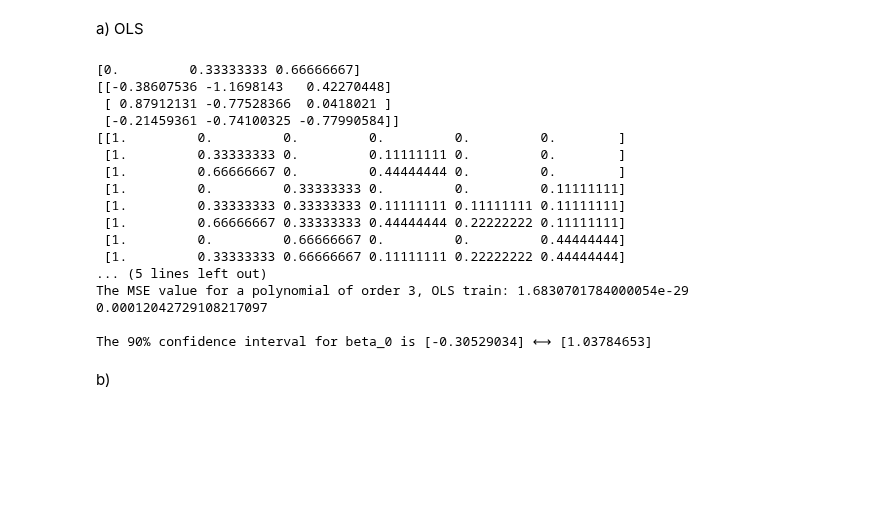
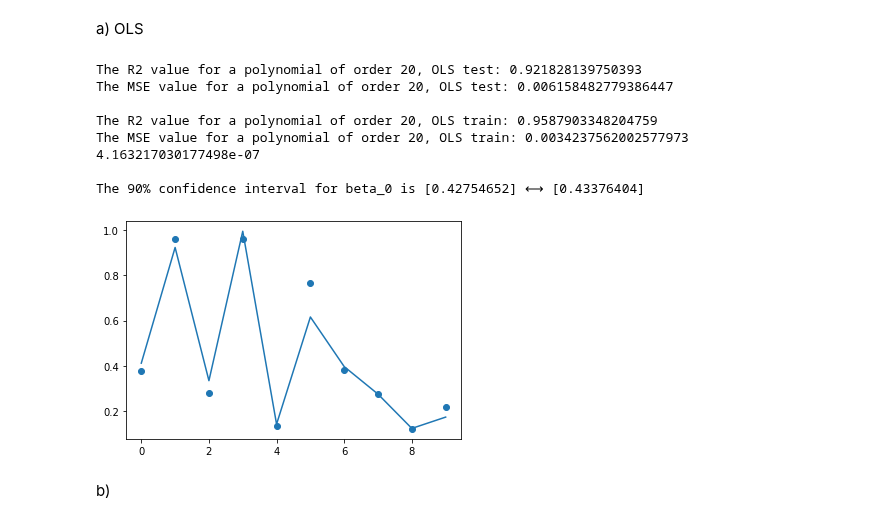
Before and after one commit to espentn/FYS-STK3155, a Jupyter notebook: FYS-STK3155.ipynb, the cells around one changed output. Cells and saved outputs as stored; diff of their text form; code cells hidden in the pictures; blank space fills up the shorter version.

```diff
--- a/FYS-STK3155.ipynb
+++ b/FYS-STK3155.ipynb
@@ -181,49 +180,49 @@ a) OLS
 # %%
 # np.random.seed(2020)
 
-sig2 = 1 # noise variance
-degree = 2 # polynomial degree
-n = 3 # number of data points for each feature
+sig2 = 0.001 # noise variance
+degree = 4 # polynomial degree
+n = 20 # number of data points for each feature
 x1, x2, y = createDataPoints(n, sig2)
 X = createDesignMatrix(x1,x2,degree)
 # print(X.shape)
-print(X)
+# print(X)
 
 X_train, X_test, y_train, y_test = splitAndScale(X,y)
 
 beta = np.linalg.pinv(X_train.T.dot(X_train)).dot(X_train.T).dot(y_train)
 y_tilde = (X_train @ beta)
 y_pred = (X_test @ beta)
+# print(X_train[:, 1])
+
+# plt.plot(X_train[:, 1], y_tilde, label="y_tilde")
+plt.plot(y_tilde[:10], label="y_tilde")
+plt.scatter(np.arange(10), y_train[:10], label="y_train")
+# plt.plot(y_pred, label="y_pred")
+# plt.scatter(X_train[:, 1], y_tilde)
+
 print(f"The R2 value for a polynomial of order {n}, OLS test: {R2(y_test, y_pred)}")
 print(f"The MSE value for a polynomial of order {n}, OLS test: {MSE(y_test, y_pred)}")
 print(f"\nThe R2 value for a polynomial of order {n}, OLS train: {R2(y_train, y_tilde)}")
 print(f"The MSE value for a polynomial of order {n}, OLS train: {MSE(y_train, y_tilde)}")
 
 # Calculate the confidence interval of the 'p' parameters beta
 CIlow, CIhigh = CIBeta(X_train, beta)
 print(np.linalg.det(X.T.dot(X)))
 # print(beta.shape)
 
 # Print an example of a confidence interval
 print(f"\nThe 90% confidence interval for beta_0 is {CIlow[0]} ⟷ {CIhigh[0]}")
 # %% [output]
-[0.         0.33333333 0.66666667]
-[[-0.38607536 -1.1698143   0.42270448]
- [ 0.87912131 -0.77528366  0.0418021 ]
- [-0.21459361 -0.74100325 -0.77990584]]
-[[1.         0.         0.         0.         0.         0.        ]
- [1.         0.33333333 0.         0.11111111 0.         0.        ]
- [1.         0.66666667 0.         0.44444444 0.         0.        ]
- [1.         0.         0.33333333 0.         0.         0.11111111]
- [1.         0.33333333 0.33333333 0.11111111 0.11111111 0.11111111]
- [1.         0.66666667 0.33333333 0.44444444 0.22222222 0.11111111]
- [1.         0.         0.66666667 0.         0.         0.44444444]
- [1.         0.33333333 0.66666667 0.11111111 0.22222222 0.44444444]
-... (5 lines left out)
-The MSE value for a polynomial of order 3, OLS train: 1.6830701784000054e-29
-0.00012042729108217097
+The R2 value for a polynomial of order 20, OLS test: 0.921828139750393
+The MSE value for a polynomial of order 20, OLS test: 0.006158482779386447
 
-The 90% confidence interval for beta_0 is [-0.30529034] ⟷ [1.03784653]
+The R2 value for a polynomial of order 20, OLS train: 0.9587903348204759
+The MSE value for a polynomial of order 20, OLS train: 0.0034237562002577973
+4.163217030177498e-07
+
+The 90% confidence interval for beta_0 is [0.42754652] ⟷ [0.43376404]
+[figure, added]
 # %% [markdown]
 b)
 # %%
```
Also changed, not shown: parts of 3 cells of this notebook.
